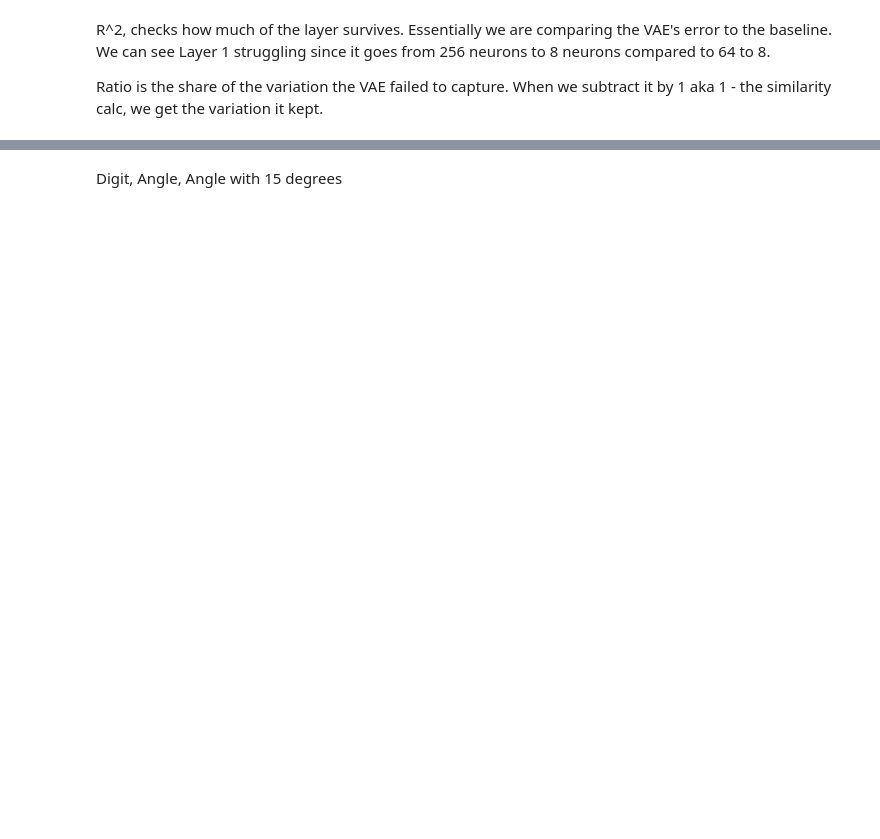
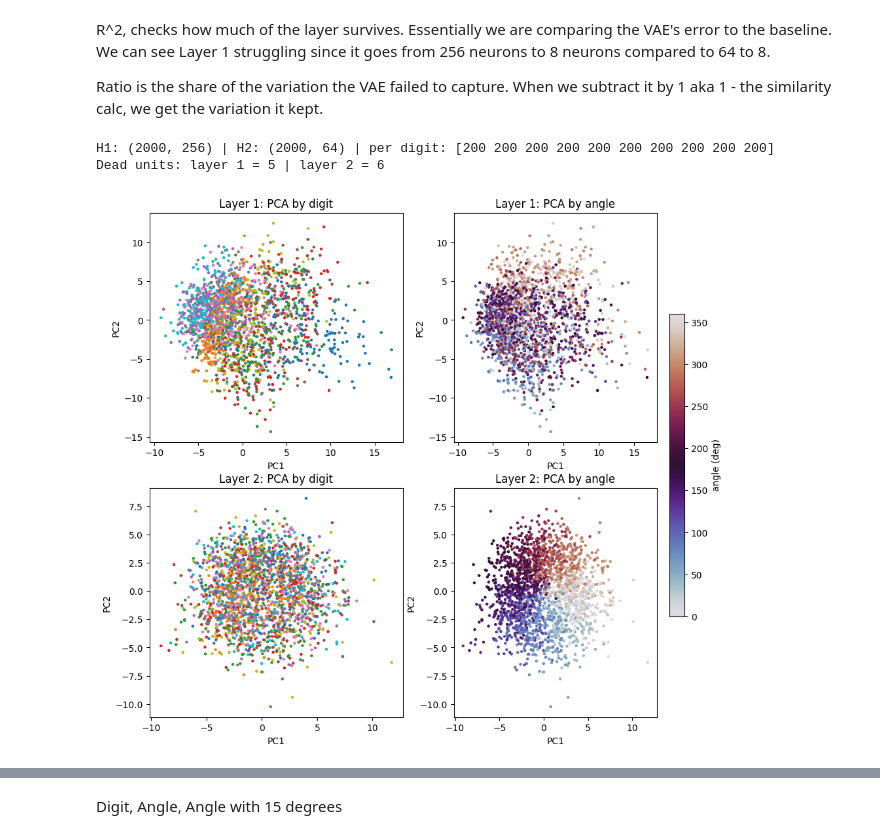
Before and after one commit to hanselp99/DSC180A-Quarter_1_Project, a Jupyter notebook: assignment7.ipynb, the cells around one changed output, grey strips where cells are left out. Drawn from its saved outputs; the diff is of its cells as text; code cells hidden in the pictures; blank space fills up the shorter version.

```diff
--- a/assignment7.ipynb
+++ b/assignment7.ipynb
@@ -209,3 +209,42 @@ We can see Layer 1 struggling since it goes from 256 neurons to 8 neurons compar
 
 
 Ratio is the share of the variation the VAE failed to capture. When we subtract it by 1 aka 1 - the similarity calc, we get the variation it kept.
+# %%
+N_PER_DIGIT = 200
+rng = np.random.default_rng(0)
+labels_all = test.targets.numpy()
+idx = np.sort(np.concatenate([rng.choice(np.where(labels_all == d)[0], N_PER_DIGIT, replace=False)
+                              for d in range(10)]))
+ang_s = rng.uniform(0, 360, size=len(idx))     # one fixed angle per image
+
+imgs = torch.stack([TF.to_tensor(TF.rotate(test[i][0], float(a), fill=0)) for i, a in zip(idx, ang_s)])
+with torch.no_grad():
+    H1_s = net.body[:3](imgs)    # (2000, 256)
+    H2_s = net.body[:5](imgs)    # (2000, 64)
+y_s = labels_all[idx]
+
+np.savez('rotated_activations.npz', X=imgs.flatten(1).numpy(), H1=H1_s.numpy(), H2=H2_s.numpy(), y=y_s, angle=ang_s)
+torch.save(net.state_dict(), 'twoheaded_nn.pt')
+
+print('H1:', tuple(H1_s.shape), '| H2:', tuple(H2_s.shape), '| per digit:', np.bincount(y_s))
+print('Dead units: layer 1 =', int((H1_s.max(0).values == 0).sum()), '| layer 2 =', int((H2_s.max(0).values == 0).sum()))
+# %% [output]
+H1: (2000, 256) | H2: (2000, 64) | per digit: [200 200 200 200 200 200 200 200 200 200]
+Dead units: layer 1 = 5 | layer 2 = 6
+# %%
+def zscore(X):
+    X = np.asarray(X, dtype=float)
+    sd = X.std(axis=0); sd[sd == 0] = 1.0
+    return (X - X.mean(axis=0)) / sd
+
+fig, axes = plt.subplots(2, 2, figsize=(11, 10))
+for r, (H, title) in enumerate([(H1_s, 'Layer 1'), (H2_s, 'Layer 2')]):
+    s = PCA(2).fit_transform(zscore(H))
+    axes[r, 0].scatter(*s.T, c=y_s, cmap='tab10', s=5)
+    sc = axes[r, 1].scatter(*s.T, c=ang_s, cmap='twilight', vmin=0, vmax=360, s=5)
+    axes[r, 0].set(title=f'{title}: PCA by digit', xlabel='PC1', ylabel='PC2')
+    axes[r, 1].set(title=f'{title}: PCA by angle', xlabel='PC1', ylabel='PC2')
+fig.colorbar(sc, ax=axes[:, 1], label='angle (deg)', shrink=0.6)
+plt.show()
+# %% [output]
+[figure, added]
```
Also changed, not shown: parts of 6 cells of this notebook, 1 other file.
